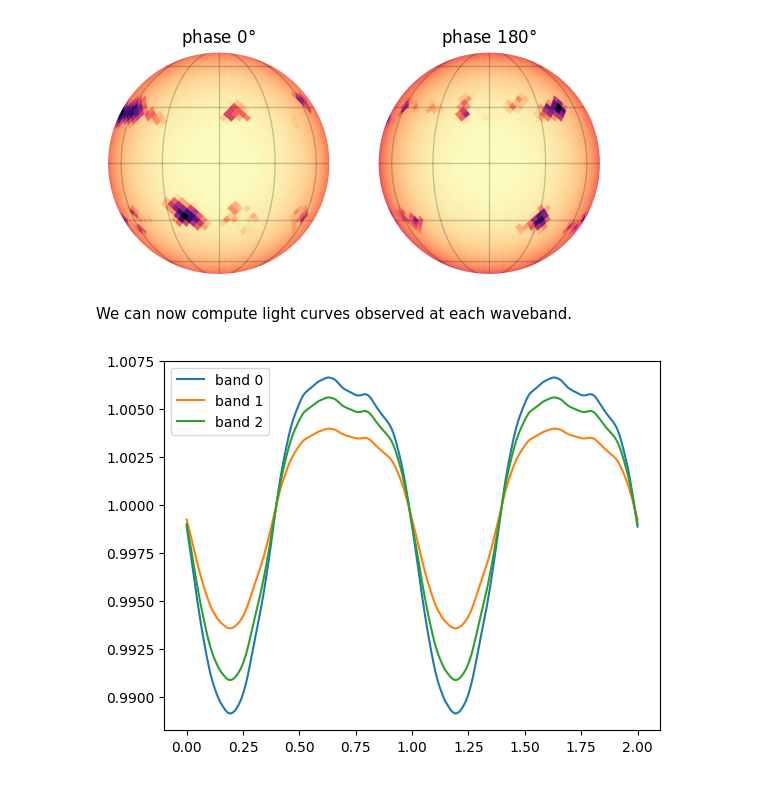
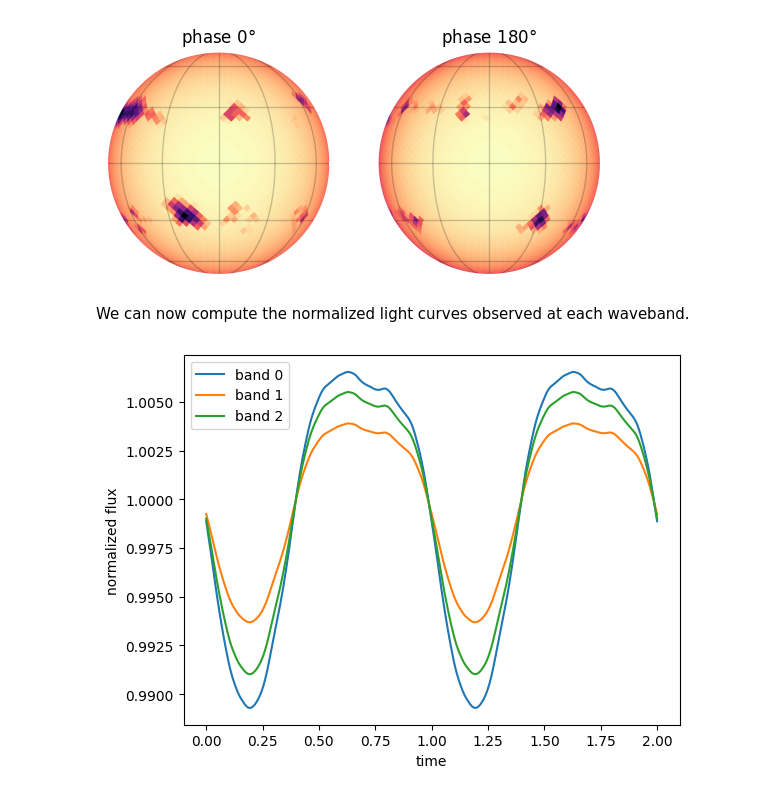
Before and after one commit to lgrcia/spotter, a Jupyter notebook: docs/notebooks/multiband.ipynb, the cells around one changed output. Cells and saved outputs as stored; diff of their text form; code cells hidden in the pictures.

```diff
--- a/docs/notebooks/multiband.ipynb
+++ b/docs/notebooks/multiband.ipynb
@@ -69,3 +68,4 @@ kernel = ActiveLatitude(
 gp = tinygp.GaussianProcess(kernel, star.x, mean=1.0, diag=1e-8)
 spot = gp.sample(jax.random.PRNGKey(2))
 spot = np.clip(spot, 0.6, 0.97)
+spot = spot / np.max(spot)
@@ -87,15 +97,17 @@ show(star, np.pi)
 # %% [output]
 [figure]
 # %% [markdown]
-We can now compute light curves observed at each waveband.
+We can now compute the normalized light curves observed at each waveband.
 # %%
 from spotter.light_curves import light_curve
 
 time = np.linspace(0, 2.0, 300)
 f = light_curve(star, time)
 f /= np.mean(f, 1)[:, None]
 for i in range(f.shape[0]):
     plt.plot(time, f[i], label=f"band {i}")
-_ = plt.legend()
+plt.legend()
+plt.xlabel("time")
+_ = plt.ylabel("normalized flux")
 # %% [output]
-[figure, old version]
+[figure, new version]
```
Also changed, not shown: parts of 8 cells of this notebook.
